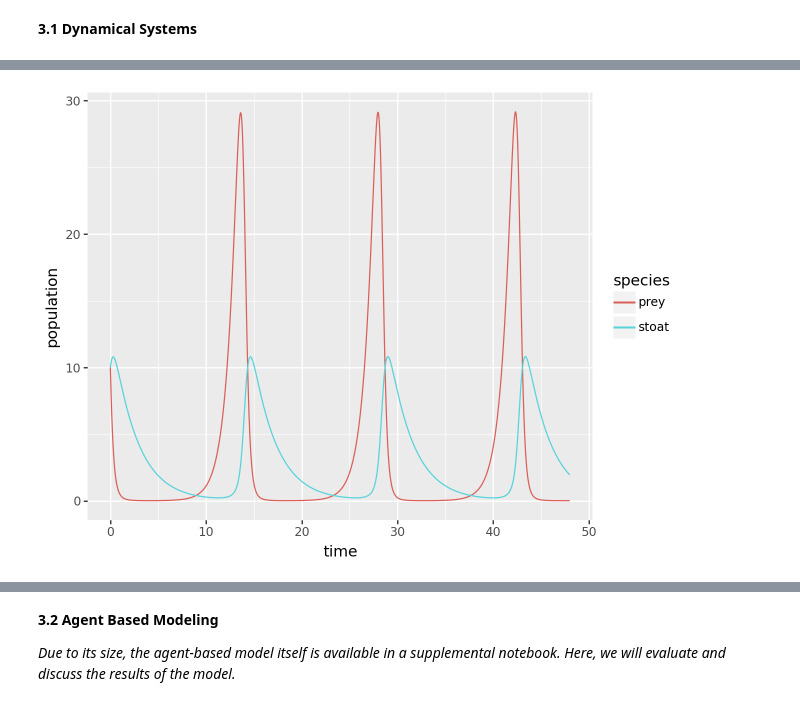
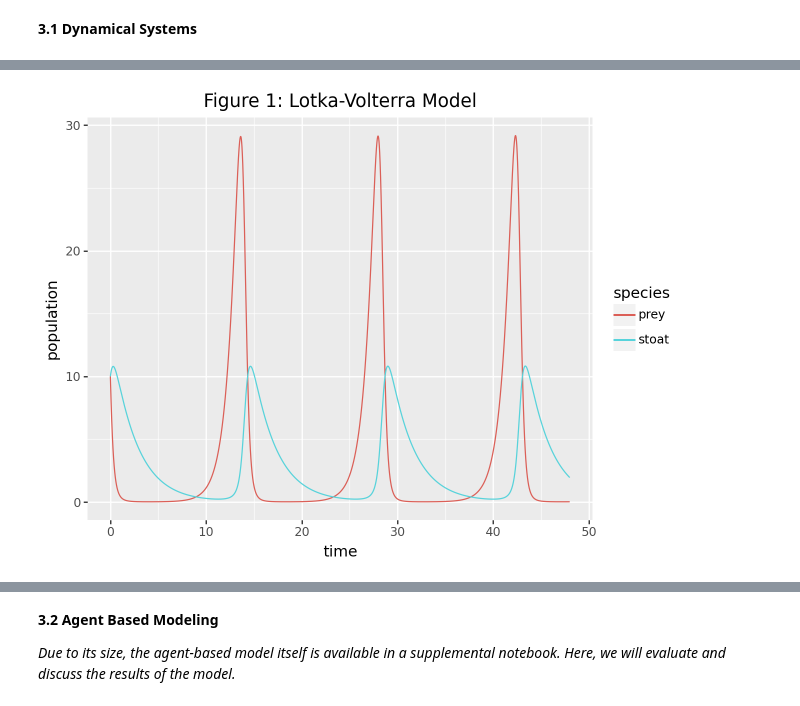
Before and after one commit to k-atej/stoatmodel, a Jupyter notebook: scicomp-stoat-model.ipynb, the cells around one changed output, grey strips where cells are left out. Saved outputs shown, nothing was run; the diff lists cells and outputs as text; code cells hidden in the pictures.

```diff
--- a/scicomp-stoat-model.ipynb
+++ b/scicomp-stoat-model.ipynb
@@ -177,8 +153,9 @@ dfmelt
 # %%
 (
     ggplot(dfmelt, aes("time", "population", color="species"))
     + geom_line()
+    + ggtitle("Figure 1: Lotka-Volterra Model")
 )
 # %% [output]
-[figure, old version]
+[figure, new version]
 # %% [markdown]
```
Also changed, not shown: parts of 38 cells of this notebook, 1 other file.
